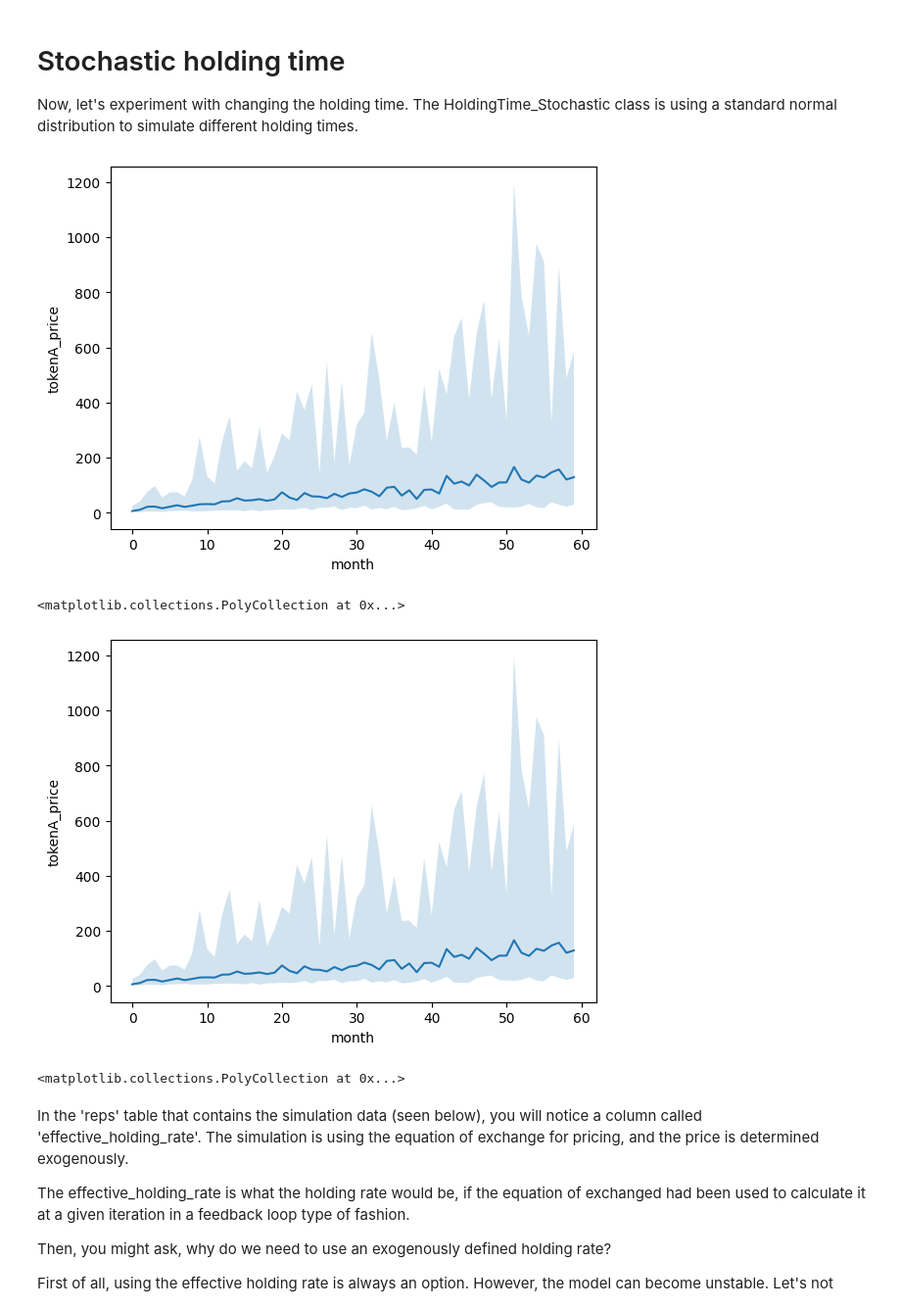
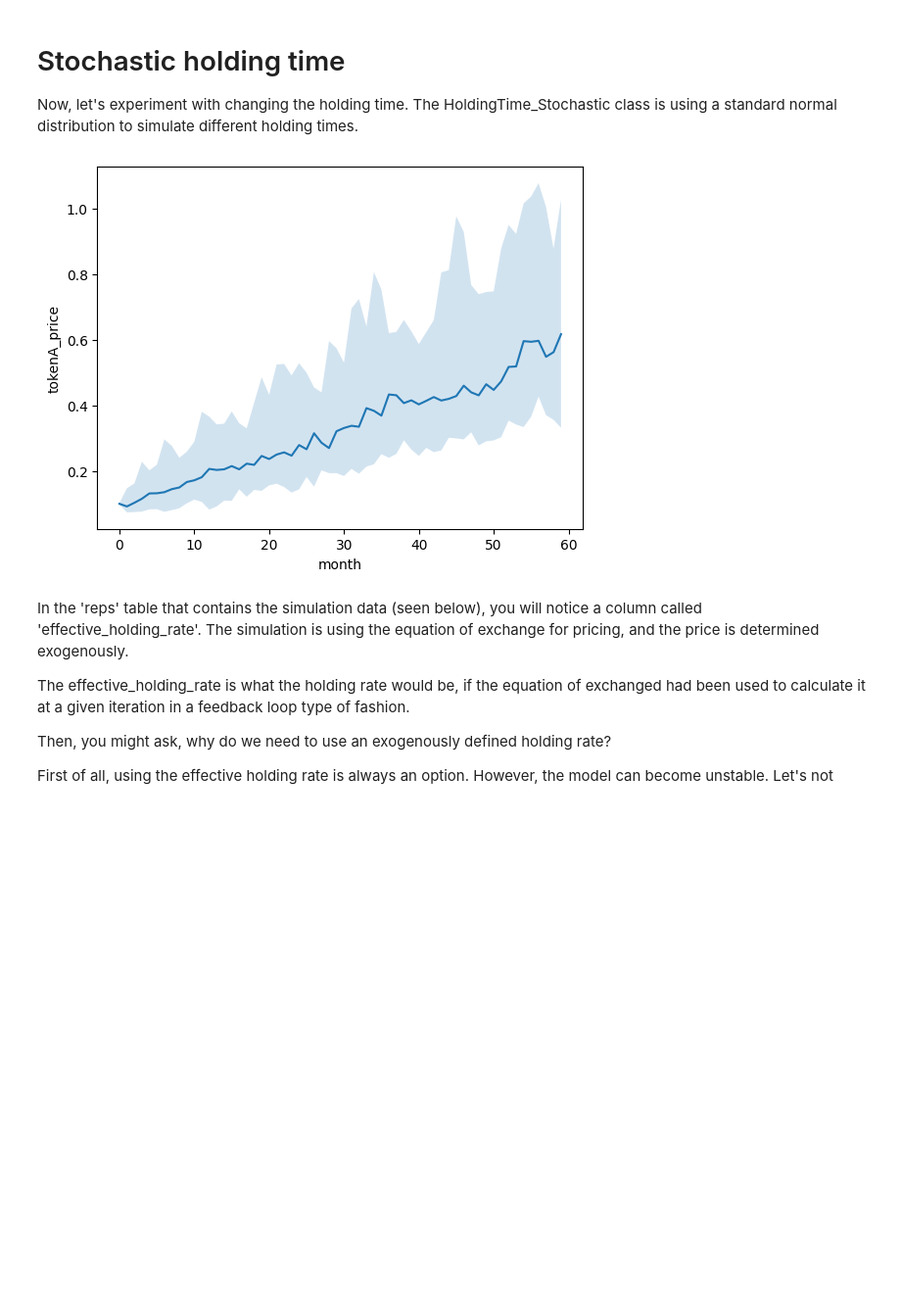
Before and after one commit to stelios12312312/TokenLab, a Jupyter notebook: notebooks/01 - Simple token economy with all transactions in fiat.ipynb, the cells around one changed output. Shown at 98% size. Cells and saved outputs as stored; diff of their text form; code cells hidden in the pictures; blank space fills up the shorter version.

```diff
--- a/notebooks/01 - Simple token economy with all transactions in fiat.ipynb
+++ b/notebooks/01 - Simple token economy with all transactions in fiat.ipynb
@@ -29,8 +29,8 @@ tokenlab_path
 '/Users/stylianoskampakis/Dropbox (Personal)/Freelance/TokenLab/src'
 # %%
 ITERATIONS=60
-HOLDING_TIME=1
-SUPPLY=10**10
+HOLDING_TIME=1.1
+SUPPLY=10**8
 INITIAL_PRICE=0.1
 # %% [markdown]
 ## Agent pools
@@ -259,18 +234,16 @@ meta.get_report()
 
 Now, let's experiment with changing the holding time. The HoldingTime_Stochastic class is using a standard normal distribution to simulate different holding times.
 # %%
-te=TokenEconomy_Basic(holding_time=HoldingTime_Stochastic(),supply=SUPPLY,token='tokenA',initial_price=INITIAL_PRICE)
+te=TokenEconomy_Basic(holding_time=HoldingTime_Stochastic(),supply=SUPPLY,token='tokenA',
+                      initial_price=INITIAL_PRICE,supply_is_added=False)
 te.add_agent_pools([ap_fiat])
 meta=TokenMetaSimulator(te)
 meta.execute(iterations=ITERATIONS,repetitions=50)
 reps=meta.get_data()
 plot,data=meta.get_timeseries('tokenA_price')
 plot
 # %% [output]
-[figure, old version]
+[figure, new version]
-<matplotlib.collections.PolyCollection at 0x...>
-[figure, removed]
-<matplotlib.collections.PolyCollection at 0x...>
 # %% [markdown]
 In the 'reps' table that contains the simulation data (seen below), you will notice a column called 'effective_holding_rate'. The simulation is using the equation of exchange for pricing, and the price is determined exogenously.
 
```
Also changed, not shown: parts of 18 cells of this notebook, 1 other file.
